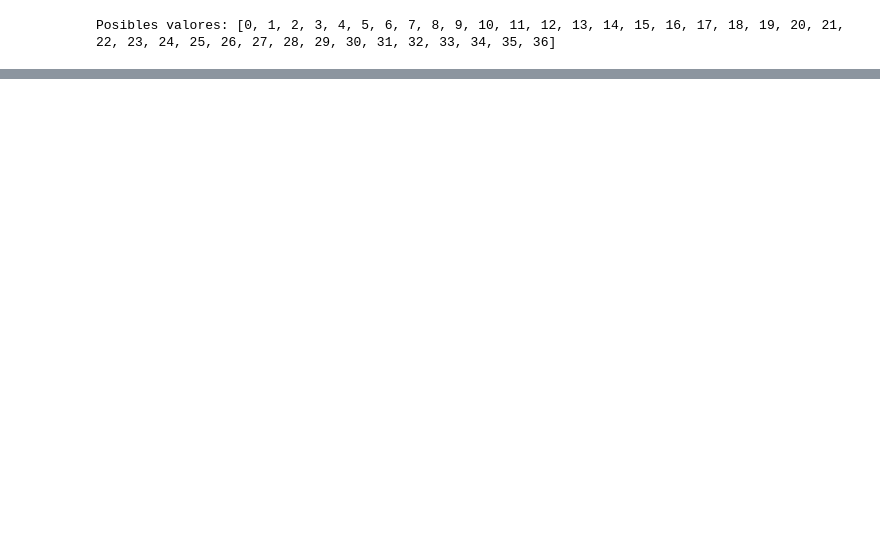
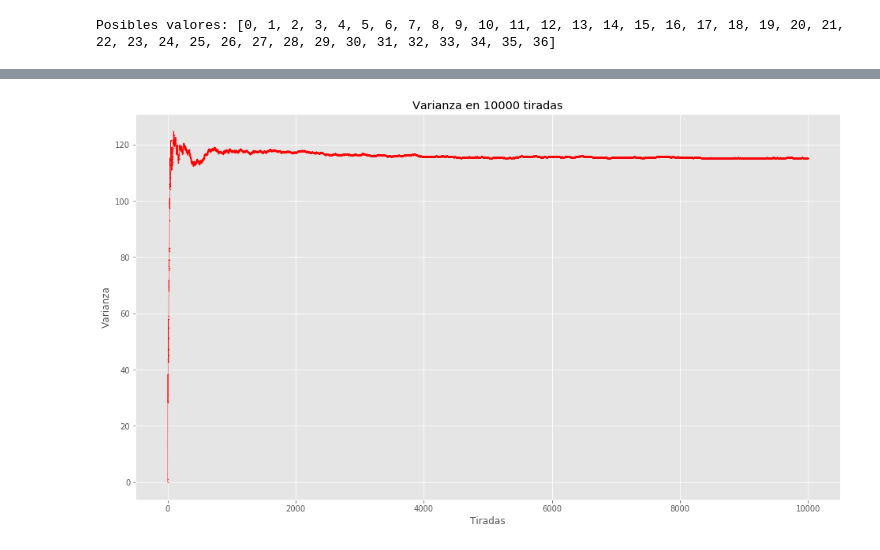
Before and after one commit to robagliom/ruleta, a Jupyter notebook: ruleta.ipynb, the cells around one changed output, grey strips where cells are left out. Drawn from its saved outputs; the diff is of its cells as text; code cells hidden in the pictures; blank space fills up the shorter version.

Commit message:
Agrego grafica de varianza

```diff
--- a/ruleta.ipynb
+++ b/ruleta.ipynb
@@ -89,0 +90,41 @@ plt.show()
+# %%
+#Gráfica 4
+#Esperanza de la esperanza
+valores_obtenidos = []
+lista_esperanza = []
+for i in range(n):
+    valores_obtenidos.append(random.randrange(37))
+    #Esperanza matemática
+    esperanza = statistics.mean(valores_obtenidos)
+    lista_esperanza.append([i,esperanza])
+
+x, y = zip(*[m for m in lista_esperanza])
+
+plt.title('Esperanza en {} tiradas'.format(n))  # Colocamos el título
+plt.plot(x, y,'ro-', markersize=0.5, lw=0.5)
+plt.grid(True)
+plt.xlabel('Tiradas')
+plt.ylabel('Esperanza')
+plt.show()
+# %%
+#Gráfica 5
+#Varianza matemática en n tiradas
+
+valores_obtenidos = []
+lista_varianza = []
+for i in range(n):
+    valores_obtenidos.append(random.randrange(37))
+    #Varianza matemática
+    varianza = statistics.pvariance(valores_obtenidos)
+    lista_varianza.append([i,varianza])
+
+x, y = zip(*[m for m in lista_varianza])
+
+plt.title('Varianza en {} tiradas'.format(n))  # Colocamos el título
+plt.plot(x, y,'ro-', markersize=0.5, lw=0.5)
+plt.grid(True)
+plt.xlabel('Tiradas')
+plt.ylabel('Varianza')
+plt.show()
+# %% [output]
+[figure, added]
```
Also changed, not shown: parts of 4 cells of this notebook.
